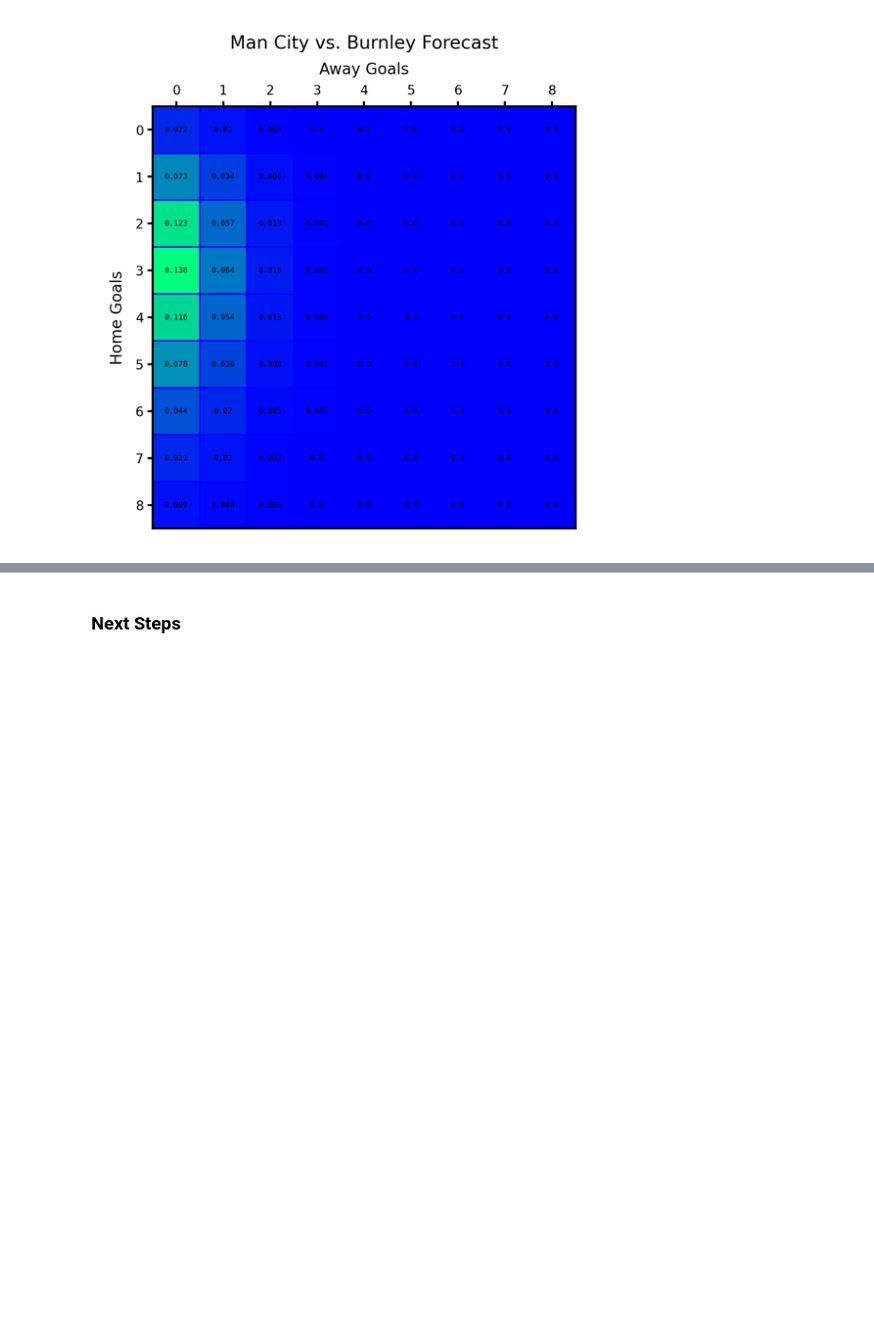
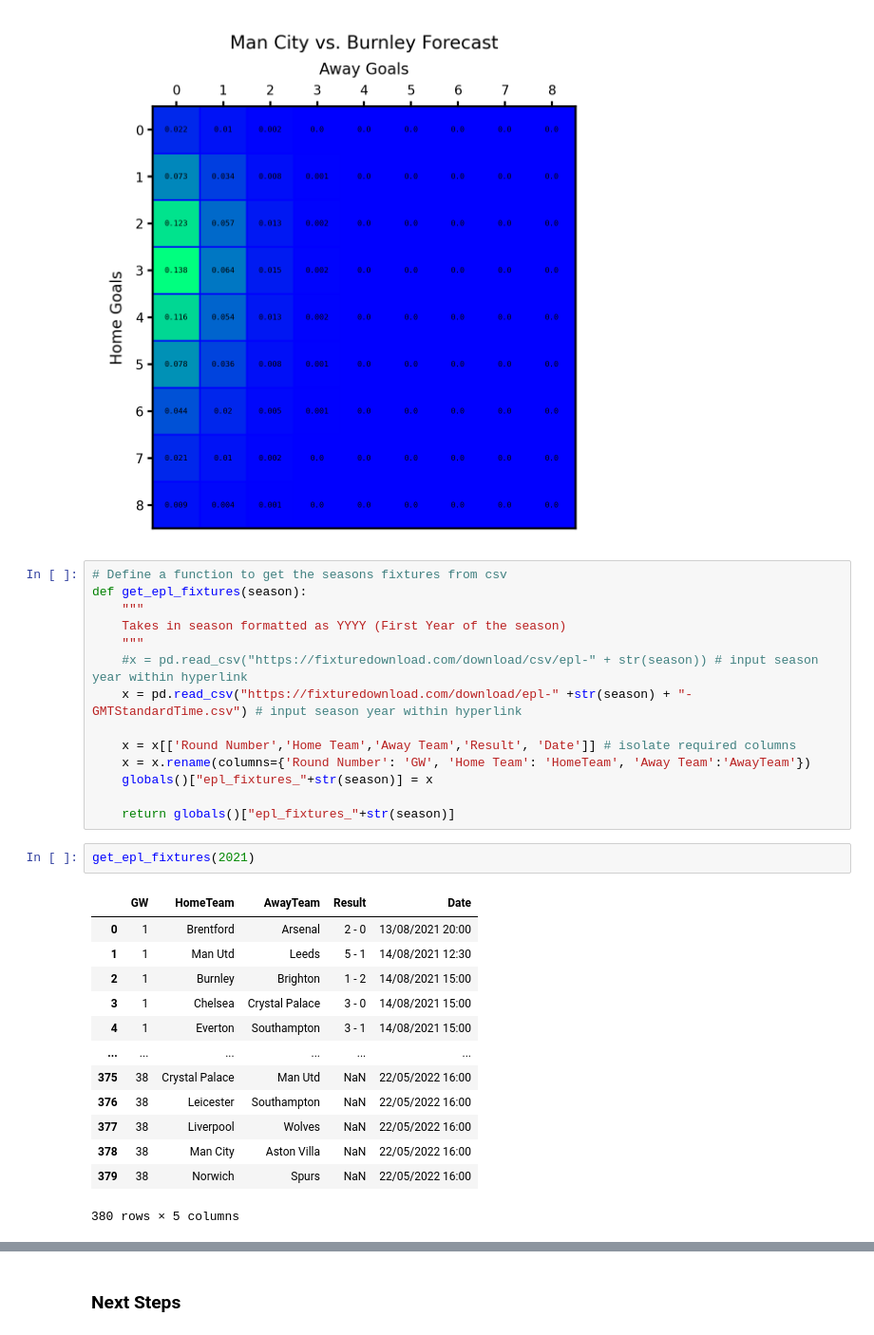
Before and after one commit to roncv/FootballForecasting, a Jupyter notebook: FootballForecasting.ipynb, the cells around one changed output, grey strips where cells are left out. Shown: that part at 95% size. Drawn from its saved outputs; the diff is of its cells as text; blank space fills up the shorter version.

```diff
--- a/FootballForecasting.ipynb
+++ b/FootballForecasting.ipynb
@@ -452,3 +452,33 @@ def goal_matrix(homeTeam, awayTeam):
 goal_matrix('Man City', 'Burnley')
 # %% [output]
 [figure]
+# %%
+# Define a function to get the seasons fixtures from csv
+def get_epl_fixtures(season):
+    """
+    Takes in season formatted as YYYY (First Year of the season)
+    """
+    #x = pd.read_csv("https://fixturedownload.com/download/csv/epl-" + str(season)) # input season year within hyperlink
+    x = pd.read_csv("https://fixturedownload.com/download/epl-" +str(season) + "-GMTStandardTime.csv") # input season year within hyperlink
+
+    x = x[['Round Number','Home Team','Away Team','Result', 'Date']] # isolate required columns
+    x = x.rename(columns={'Round Number': 'GW', 'Home Team': 'HomeTeam', 'Away Team':'AwayTeam'})
+    globals()["epl_fixtures_"+str(season)] = x
+
+    return globals()["epl_fixtures_"+str(season)]
+# %%
+get_epl_fixtures(2021)
+# %% [output]
+|  | GW | HomeTeam | AwayTeam | Result | Date |
+| 0 | 1 | Brentford | Arsenal | 2 - 0 | 13/08/2021 20:00 |
+| 1 | 1 | Man Utd | Leeds | 5 - 1 | 14/08/2021 12:30 |
+| 2 | 1 | Burnley | Brighton | 1 - 2 | 14/08/2021 15:00 |
+| 3 | 1 | Chelsea | Crystal Palace | 3 - 0 | 14/08/2021 15:00 |
+| 4 | 1 | Everton | Southampton | 3 - 1 | 14/08/2021 15:00 |
+| ... | ... | ... | ... | ... | ... |
+| 375 | 38 | Crystal Palace | Man Utd | NaN | 22/05/2022 16:00 |
+| 376 | 38 | Leicester | Southampton | NaN | 22/05/2022 16:00 |
+| 377 | 38 | Liverpool | Wolves | NaN | 22/05/2022 16:00 |
+| 378 | 38 | Man City | Aston Villa | NaN | 22/05/2022 16:00 |
+| 379 | 38 | Norwich | Spurs | NaN | 22/05/2022 16:00 |
+380 rows × 5 columns
```
Also changed, not shown: parts of 5 cells of this notebook.
